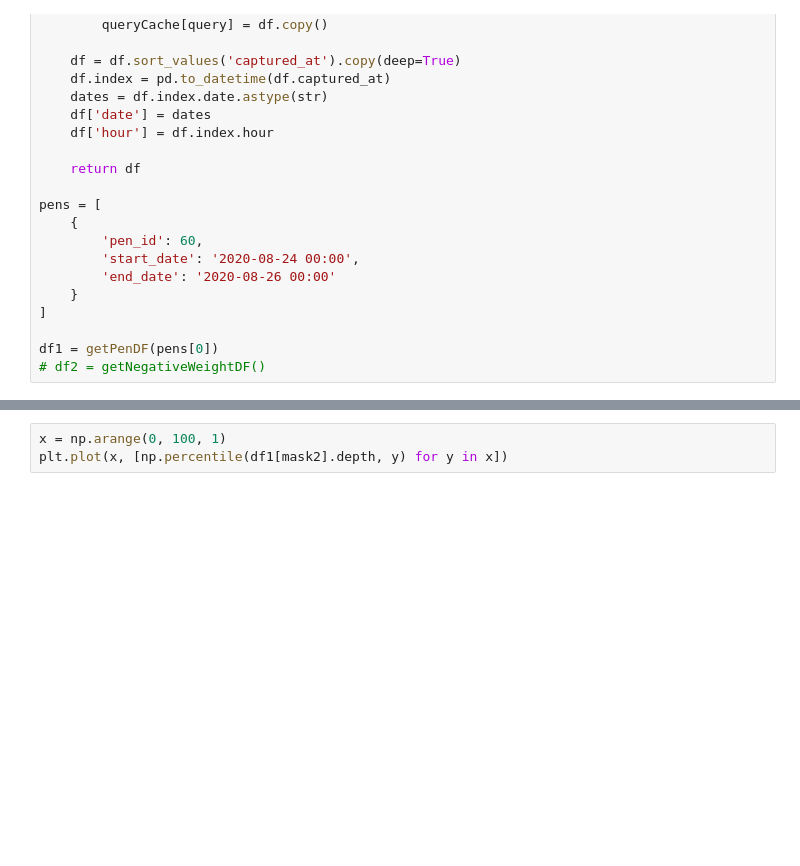
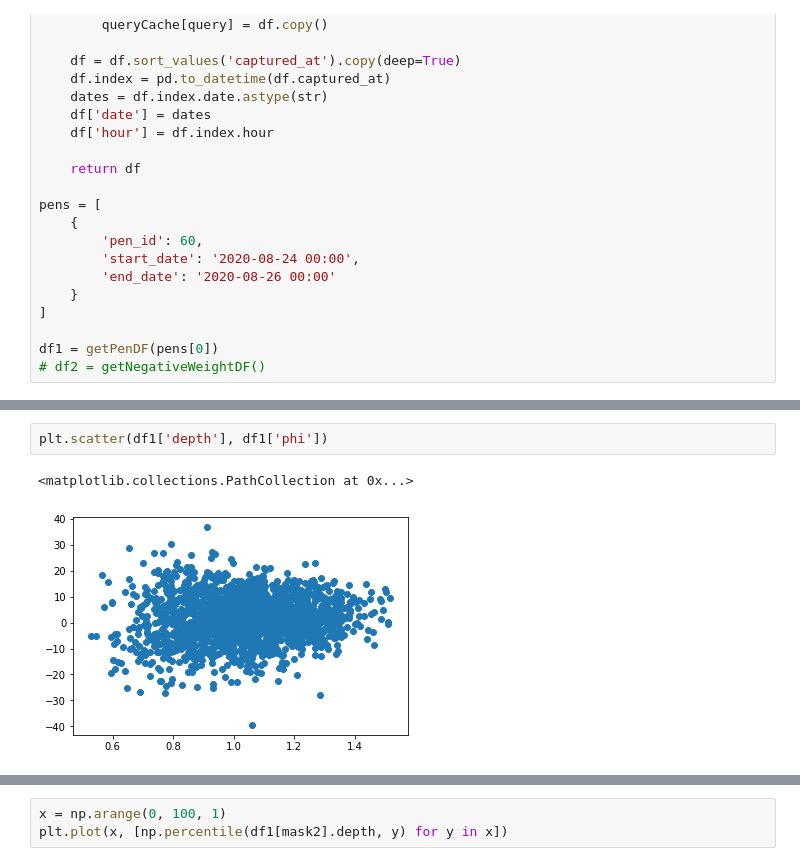
Before and after one commit to isabellafaccone/aquabytePersonal, a Jupyter notebook: bryton/biomass/Blom Vikane.ipynb, the cells around one changed output, grey strips where cells are left out. Saved outputs shown, nothing was run; the diff lists cells and outputs as text; blank space fills up the shorter version.

```diff
--- a/bryton/biomass/Blom Vikane.ipynb
+++ b/bryton/biomass/Blom Vikane.ipynb
@@ -126,3 +140,8 @@ df1['phi'] = phis
+# %%
+plt.scatter(df1['depth'], df1['phi'])
+# %% [output]
+<matplotlib.collections.PathCollection at 0x...>
+[figure, added]
 # %%
 plt.figure(figsize=(20, 10))
 
```
Also changed, not shown: parts of 10 cells of this notebook, 10 other files.
